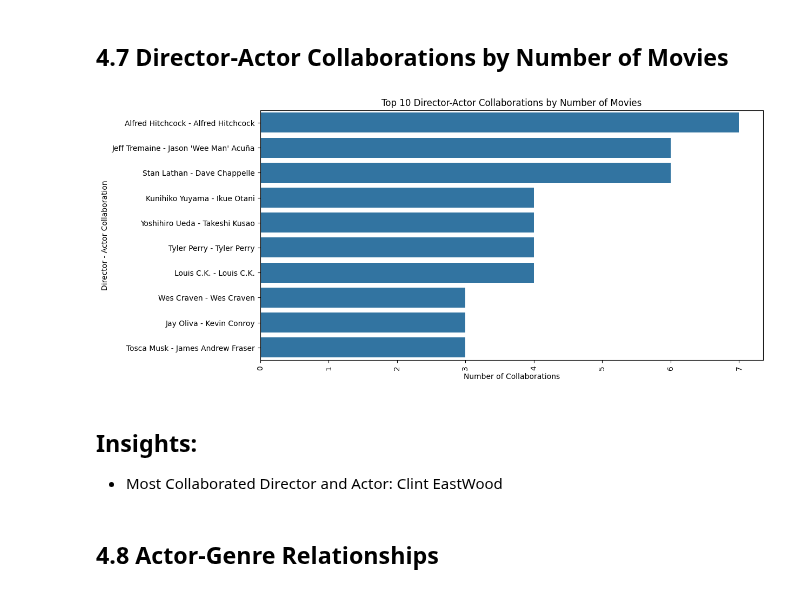
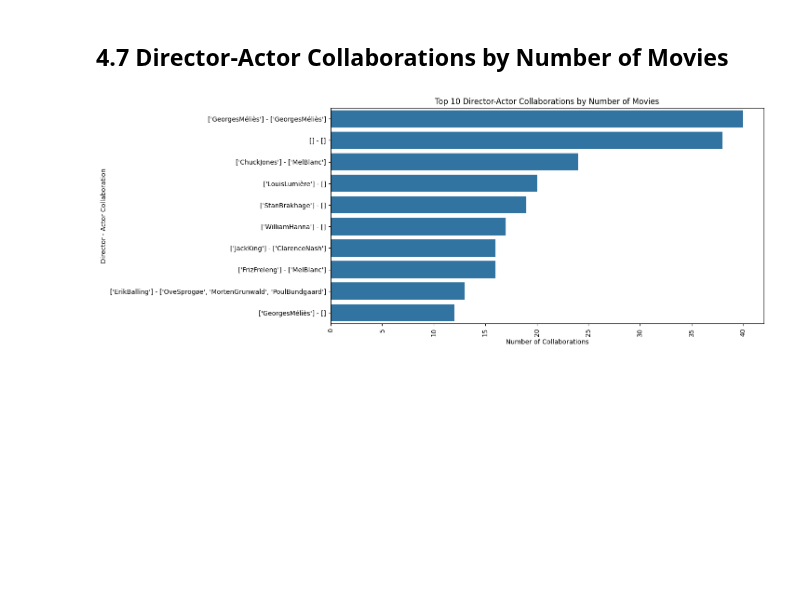
Before and after one commit to devaldaki3/CineMatch, a Jupyter notebook: NoteBook_Experiments/Exploratory Data Analysis.ipynb, the cells around one changed output. Drawn from its saved outputs; the diff is of its cells as text; code cells hidden in the pictures; blank space fills up the shorter version.

```diff
--- a/NoteBook_Experiments/Exploratory Data Analysis.ipynb
+++ b/NoteBook_Experiments/Exploratory Data Analysis.ipynb
@@ -39,7 +39,7 @@ import matplotlib.pyplot as plt
 # %% [markdown]
 ### Import the CSV Data as Pandas DataFrame
 # %%
-df = pd.read_csv('../Artifacts/main_data.csv')
+df = pd.read_csv('../data/TMDB_top50k_final.csv')
 # %%
 df.head()
 # %% [output]
@@ -337,21 +321,15 @@ plt.show()
 # %% [markdown]
 ## 4.7 Director-Actor Collaborations by Number of Movies
 # %%
-df['director_actor_collaboration'] = df['director_name'] + ' - ' + df['actor_1_name']
+df['director_actor_collaboration'] = df['crew'] + ' - ' + df['cast']
 collaboration_counts = df['director_actor_collaboration'].value_counts()
 top_10_collaborations = collaboration_counts.head(10)
 plt.figure(figsize=(12, 6))
 sns.barplot(x=top_10_collaborations.values, y=top_10_collaborations.index)
 plt.xlabel('Number of Collaborations')
 plt.ylabel('Director - Actor Collaboration')
 plt.title('Top 10 Director-Actor Collaborations by Number of Movies')
 plt.xticks(rotation=90)
 plt.show()
 # %% [output]
-[figure, old version]
+[figure, new version]
-# %% [markdown]
-## Insights:
-
-- Most Collaborated Director and Actor: Clint EastWood
-# %% [markdown]
-## 4.8 Actor-Genre Relationships
```
Also changed, not shown: parts of 20 cells of this notebook, 28 other files.
